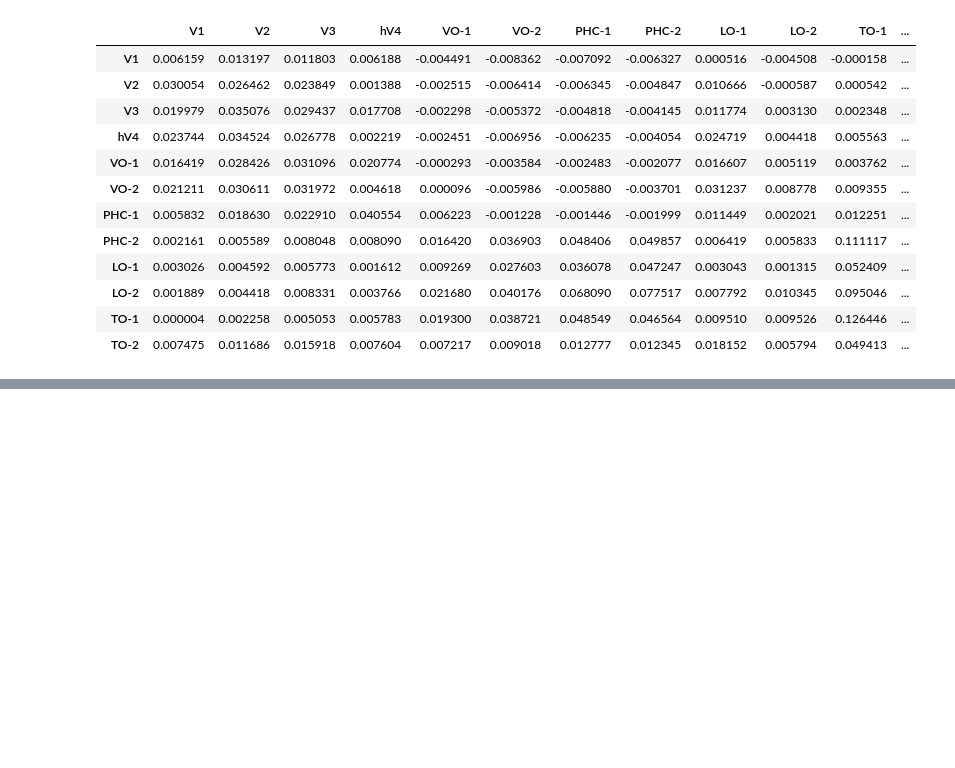
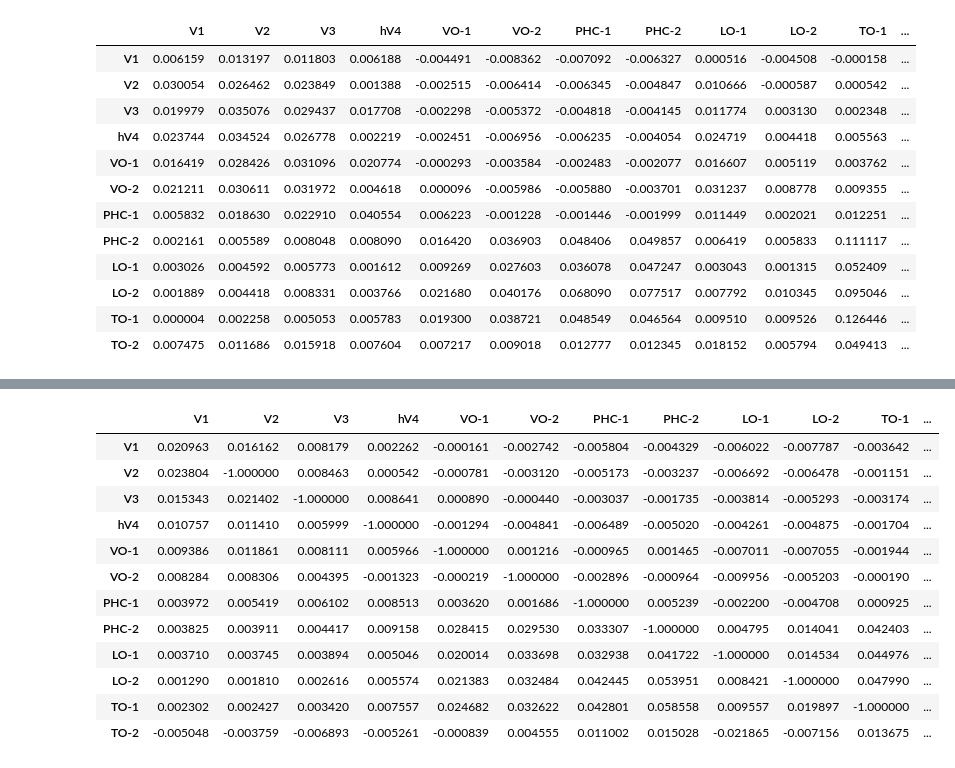
Before and after one commit to StanBgy/Thesis, a Jupyter notebook: src/create_model_bestROI.ipynb, the cells around one changed output, grey strips where cells are left out. Saved outputs shown, nothing was run; the diff lists cells and outputs as text; code cells hidden in the pictures; blank space fills up the shorter version.

```diff
--- a/src/create_model_bestROI.ipynb
+++ b/src/create_model_bestROI.ipynb
@@ -231,0 +284,19 @@ subj01_results_rh
+# %%
+results_allP = np.mean(results_both_hemis, axis=0)
+full_results = pd.DataFrame(results_allP, columns=rois.keys(), index=rois.keys())
+full_results["best_roi"]  = full_results.idxmax(axis=1)
+full_results
+# %% [output]
+|  | V1 | V2 | V3 | hV4 | VO-1 | VO-2 | PHC-1 | PHC-2 | LO-1 | LO-2 | TO-1 | ... |
+| V1 | 0.020963 | 0.016162 | 0.008179 | 0.002262 | -0.000161 | -0.002742 | -0.005804 | -0.004329 | -0.006022 | -0.007787 | -0.003642 | ... |
+| V2 | 0.023804 | -1.000000 | 0.008463 | 0.000542 | -0.000781 | -0.003120 | -0.005173 | -0.003237 | -0.006692 | -0.006478 | -0.001151 | ... |
+| V3 | 0.015343 | 0.021402 | -1.000000 | 0.008641 | 0.000890 | -0.000440 | -0.003037 | -0.001735 | -0.003814 | -0.005293 | -0.003174 | ... |
+| hV4 | 0.010757 | 0.011410 | 0.005999 | -1.000000 | -0.001294 | -0.004841 | -0.006489 | -0.005020 | -0.004261 | -0.004875 | -0.001704 | ... |
+| VO-1 | 0.009386 | 0.011861 | 0.008111 | 0.005966 | -1.000000 | 0.001216 | -0.000965 | 0.001465 | -0.007011 | -0.007055 | -0.001944 | ... |
+| VO-2 | 0.008284 | 0.008306 | 0.004395 | -0.001323 | -0.000219 | -1.000000 | -0.002896 | -0.000964 | -0.009956 | -0.005203 | -0.000190 | ... |
+| PHC-1 | 0.003972 | 0.005419 | 0.006102 | 0.008513 | 0.003620 | 0.001686 | -1.000000 | 0.005239 | -0.002200 | -0.004708 | 0.000925 | ... |
+| PHC-2 | 0.003825 | 0.003911 | 0.004417 | 0.009158 | 0.028415 | 0.029530 | 0.033307 | -1.000000 | 0.004795 | 0.014041 | 0.042403 | ... |
+| LO-1 | 0.003710 | 0.003745 | 0.003894 | 0.005046 | 0.020014 | 0.033698 | 0.032938 | 0.041722 | -1.000000 | 0.014534 | 0.044976 | ... |
+| LO-2 | 0.001290 | 0.001810 | 0.002616 | 0.005574 | 0.021383 | 0.032484 | 0.042445 | 0.053951 | 0.008421 | -1.000000 | 0.047990 | ... |
+| TO-1 | 0.002302 | 0.002427 | 0.003420 | 0.007557 | 0.024682 | 0.032622 | 0.042801 | 0.058558 | 0.009557 | 0.019897 | -1.000000 | ... |
+| TO-2 | -0.005048 | -0.003759 | -0.006893 | -0.005261 | -0.000839 | 0.004555 | 0.011002 | 0.015028 | -0.021865 | -0.007156 | 0.013675 | ... |
```
Also changed, not shown: parts of 6 cells of this notebook, 2 other files.
